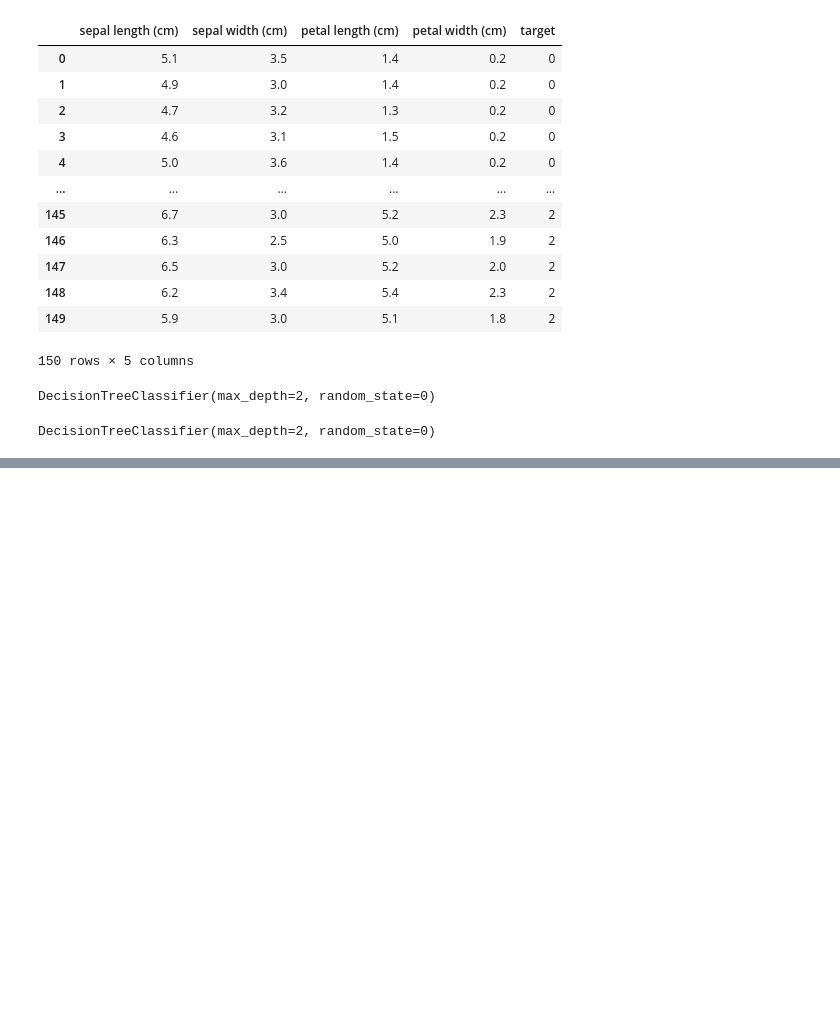
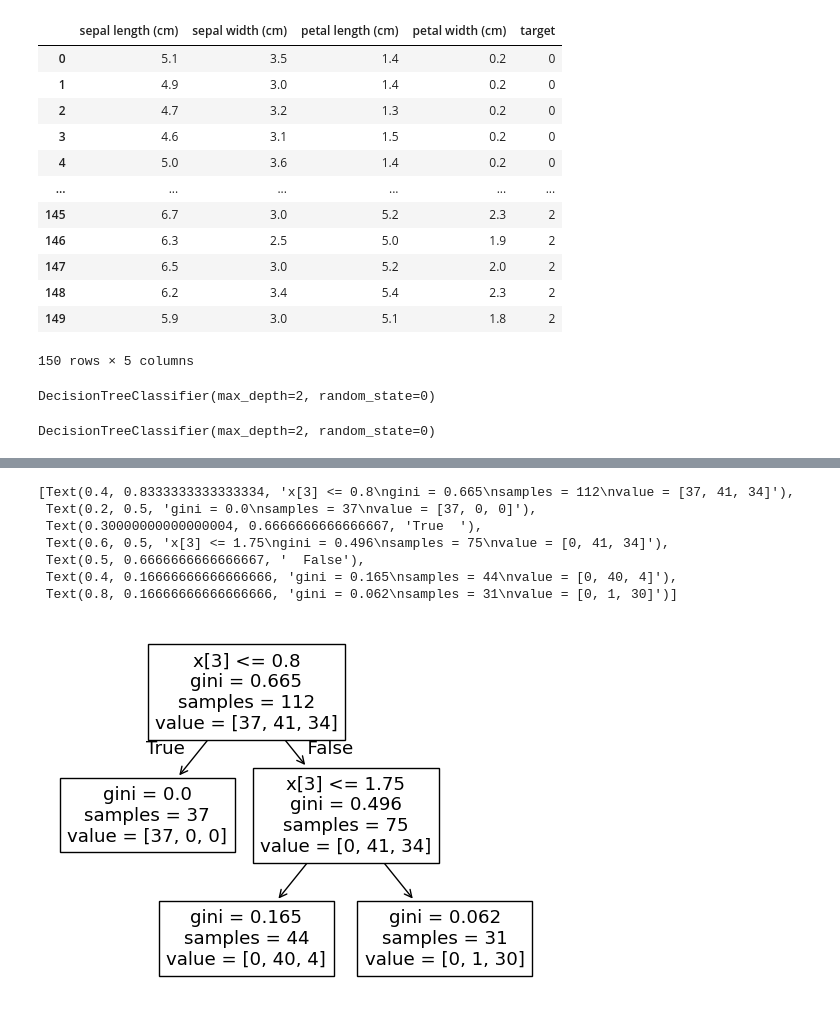
Before and after one commit to michealraj444/ml, a Jupyter notebook: decisiontree.ipynb, the cells around one changed output, grey strips where cells are left out. Cells and saved outputs as stored; diff of their text form; code cells hidden in the pictures; blank space fills up the shorter version.

```diff
--- a/decisiontree.ipynb
+++ b/decisiontree.ipynb
@@ -53,0 +51,11 @@ NameError: name 'tree' is not defined
+# %%
+tree.plot_tree(clf)
+# %% [output]
+[Text(0.4, 0.8333333333333334, 'x[3] <= 0.8\ngini = 0.665\nsamples = 112\nvalue = [37, 41, 34]'),
+ Text(0.2, 0.5, 'gini = 0.0\nsamples = 37\nvalue = [37, 0, 0]'),
+ Text(0.30000000000000004, 0.6666666666666667, 'True  '),
+ Text(0.6, 0.5, 'x[3] <= 1.75\ngini = 0.496\nsamples = 75\nvalue = [0, 41, 34]'),
+ Text(0.5, 0.6666666666666667, '  False'),
+ Text(0.4, 0.16666666666666666, 'gini = 0.165\nsamples = 44\nvalue = [0, 40, 4]'),
+ Text(0.8, 0.16666666666666666, 'gini = 0.062\nsamples = 31\nvalue = [0, 1, 30]')]
+[figure, added]
```
Also changed, not shown: parts of 2 cells of this notebook.
